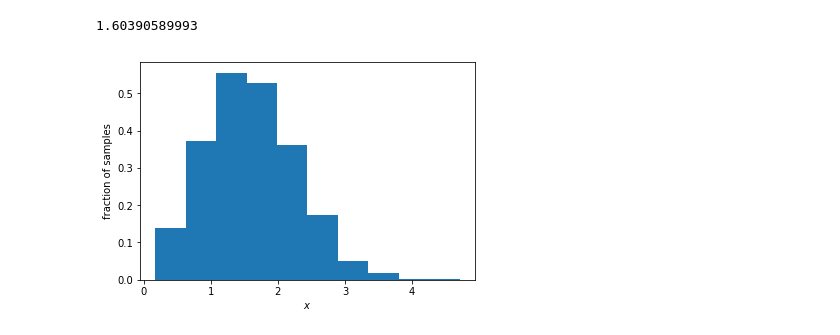
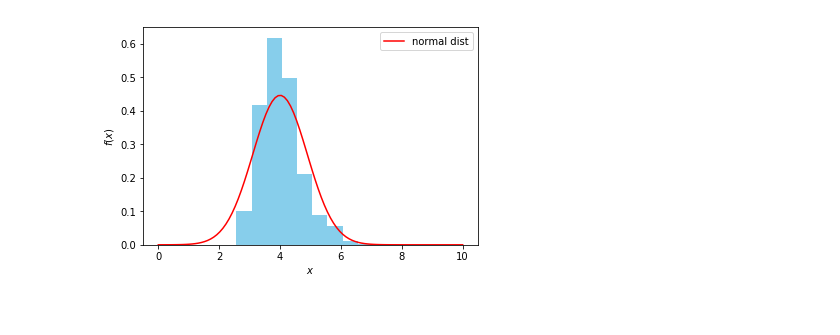
Before and after one commit to dzuba29/Python-coursera, a Jupyter notebook: Week4/Week4.ipynb, the cells around one changed output. Drawn from its saved outputs; the diff is of its cells as text; code cells hidden in the pictures.

```diff
--- a/Week4/Week4.ipynb
+++ b/Week4/Week4.ipynb
@@ -1,24 +1,37 @@
-# %%
-import scipy.stats as stat
-import matplotlib.pyplot as plt
-import numpy
-
-def drawHisto(rvs):
-    plt.hist(rvs, density=True) # normend=true is deprecated (check github Matplotlib)
-    plt.ylabel('fraction of samples')
-    plt.xlabel('$x$')
-
-sample_list=[5,10,50]
-mean=0 # M(x)
-variance=0 # D(x)
-stand_div=0 # S(x)
-
-distribution_maxwell=stat.expon(4)
-distribution_rvs= distribution.rvs(1000)
-
-drawHisto(distribution_rvs)
-SE = numpy.mean(distribution_rvs)
-print( SE)
-# %% [output]
-1.60390589993
-[figure, removed]
+# %%
+import scipy.stats as stat
+import matplotlib.pyplot as plt
+import numpy
+import math
+import random
+import pandas
+a=2.0;b=2.0;dist_size=1000
+
+distribution = stat.gamma(a,b) # gamma distribution, https://en.wikipedia.org/wiki/Gamma_distribution
+distribution_rvs = distribution.rvs(dist_size)
+x=numpy.linspace(0,10,100)
+
+def displayGraph(means,rvs,name=''):
+    plt.hist(means, density=True,color = "skyblue") # normend=True is deprecated (check github Matplotlib)
+    plt.plot(x, rvs,label=name,color = "red")
+    plt.ylabel('$f(x)$'); plt.xlabel('$x$')
+    plt.legend()
+
+def getSamples(size):
+    samples=[]
+    for i in range(len(distribution_rvs)):
+        temp=random.sample(list(distribution_rvs),size);temp=numpy.mean(temp); samples.append(temp) #means of our samples
+
+    #theoretical
+    t_mean=a*b
+    t_variance=a*(b**2)
+    t_sdev=math.sqrt(a*b)
+    t_stand_error=t_sdev/math.sqrt(size)
+
+    #get our distr and display graph and histo
+    normal_distribution = stat.norm(t_mean,t_stand_error)
+    displayGraph(samples,normal_distribution.pdf(x),"normal dist")
+
+getSamples(5) #n=5
+# %% [output]
+[figure, added]
```
Also changed, not shown: parts of 2 cells of this notebook.
